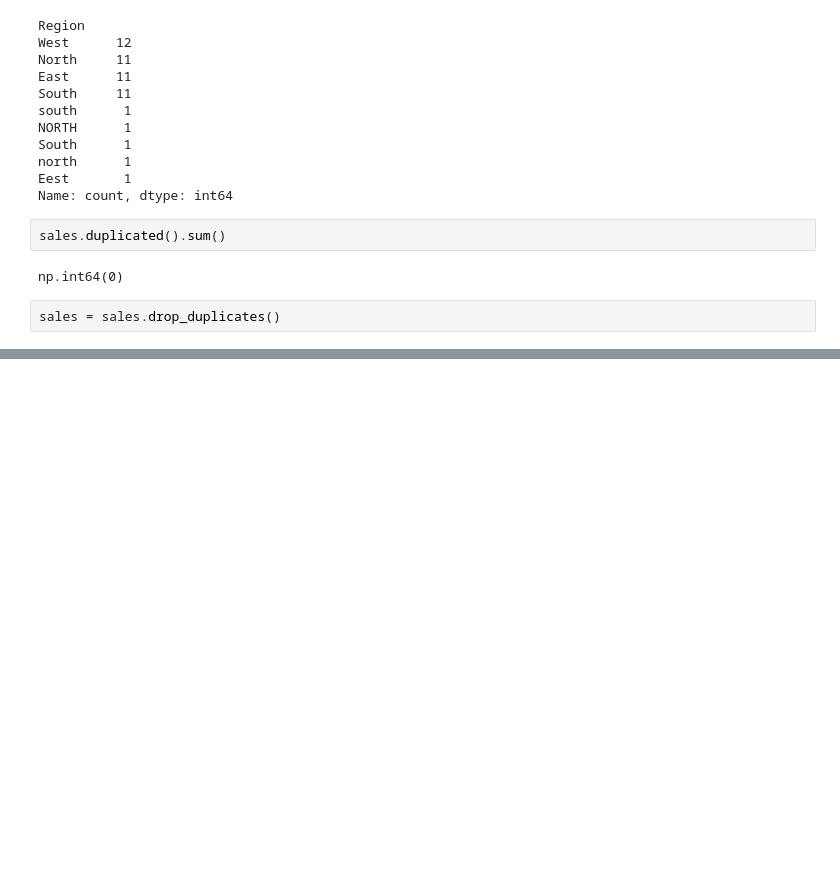
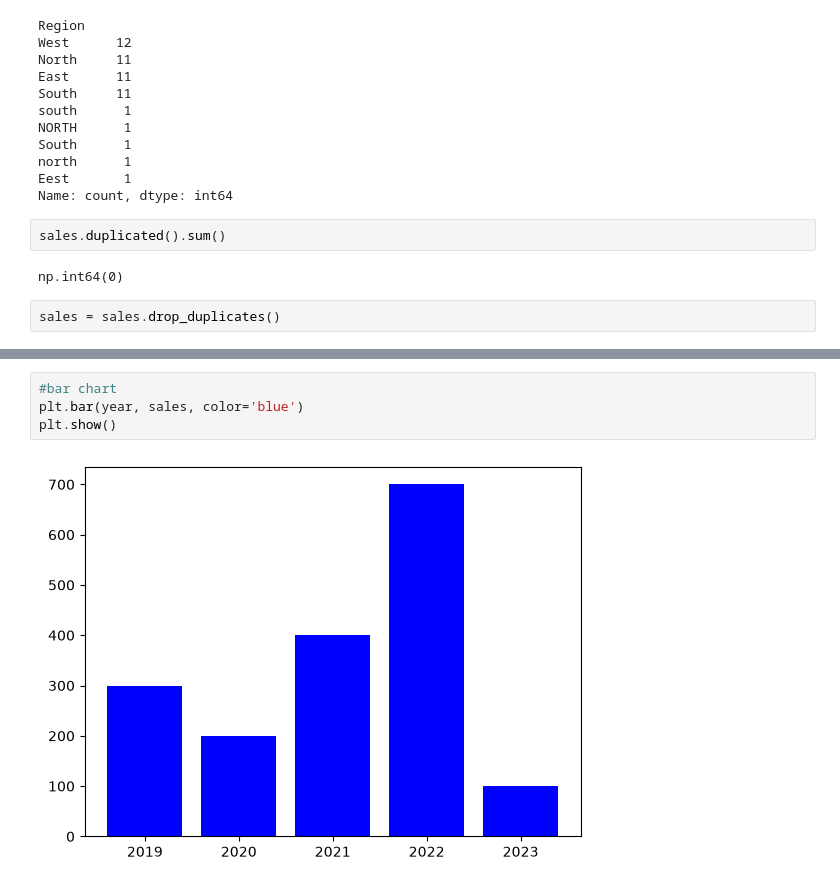
Before and after one commit to Singh-Rimjhim/HCL_Training, a Jupyter notebook: Day_03.ipynb, the cells around one changed output, grey strips where cells are left out. Drawn from its saved outputs; the diff is of its cells as text; blank space fills up the shorter version.

```diff
--- a/Day_03.ipynb
+++ b/Day_03.ipynb
@@ -189,0 +232,6 @@ sales = sales.drop_duplicates()
+# %%
+#bar chart
+plt.bar(year, sales, color='blue')
+plt.show()
+# %% [output]
+[figure, added]
```
Also changed, not shown: parts of 17 cells of this notebook.
